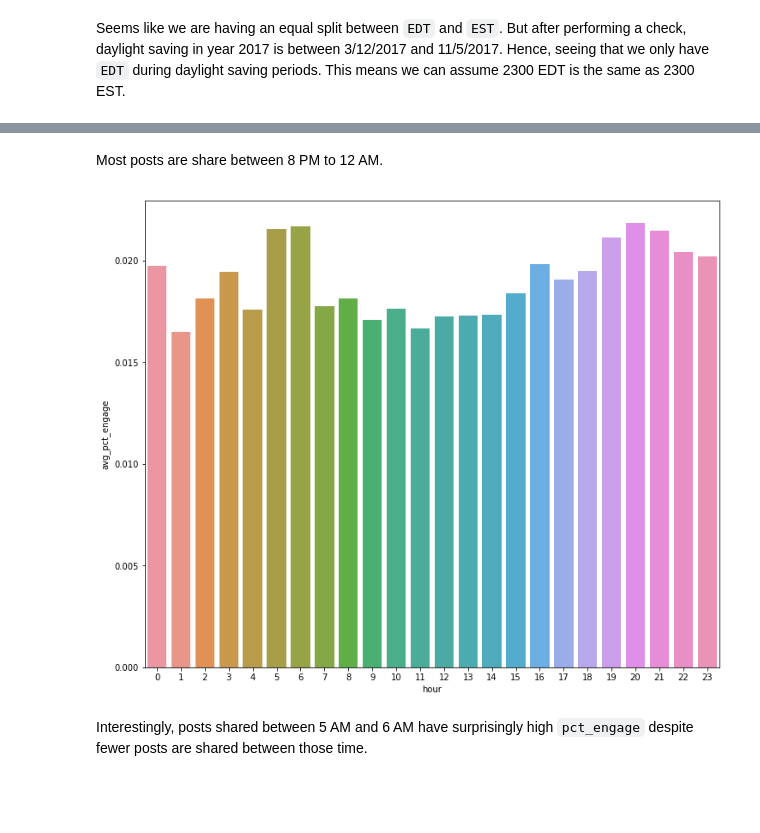
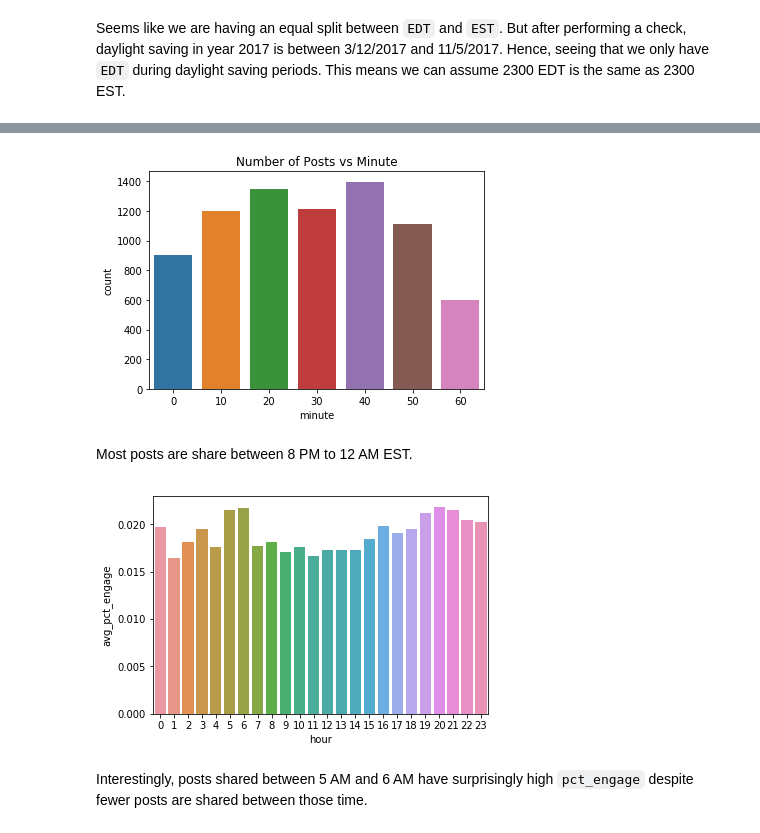
Before and after one commit to wjensheng/nba, a Jupyter notebook: eda.ipynb, the cells around one changed output, grey strips where cells are left out. Drawn from its saved outputs; the diff is of its cells as text; code cells hidden in the pictures; blank space fills up the shorter version.

```diff
--- a/eda.ipynb
+++ b/eda.ipynb
@@ -217,5 +204,16 @@ plt.show()
+# %%
+min_val_cnt = train['minute'].value_counts().\
+                reset_index(name='count').\
+                rename(columns={'index':'minute'})
+
+plt.title('Number of Posts vs Minute')
+sns.barplot(x=min_val_cnt['minute'],
+            y=min_val_cnt['count'],)
+plt.show()
+# %% [output]
+[figure, added]
 # %% [markdown]
-Most posts are share between 8 PM to 12 AM.
+Most posts are share between 8 PM to 12 AM EST.
 # %%
 pct_engage_mean = train.groupby('hour')['pct_engage'].\
                           mean().\
@@ -223,12 +221,12 @@ pct_engage_mean = train.groupby('hour')['pct_engage'].\
 
 pct_engage_mean.head()
 
-plt.figure(figsize=(12,10))
+# plt.figure(figsize=(8,6))
 sns.barplot(x=pct_engage_mean['hour'],
             y=pct_engage_mean['avg_pct_engage'])
 plt.show()
 # %% [output]
-[figure, old version]
+[figure, new version]
 # %% [markdown]
 Interestingly, posts shared between 5 AM and 6 AM have surprisingly high `pct_engage` despite fewer posts are shared between those time.
 # %%
```
Also changed, not shown: parts of 46 cells of this notebook.
